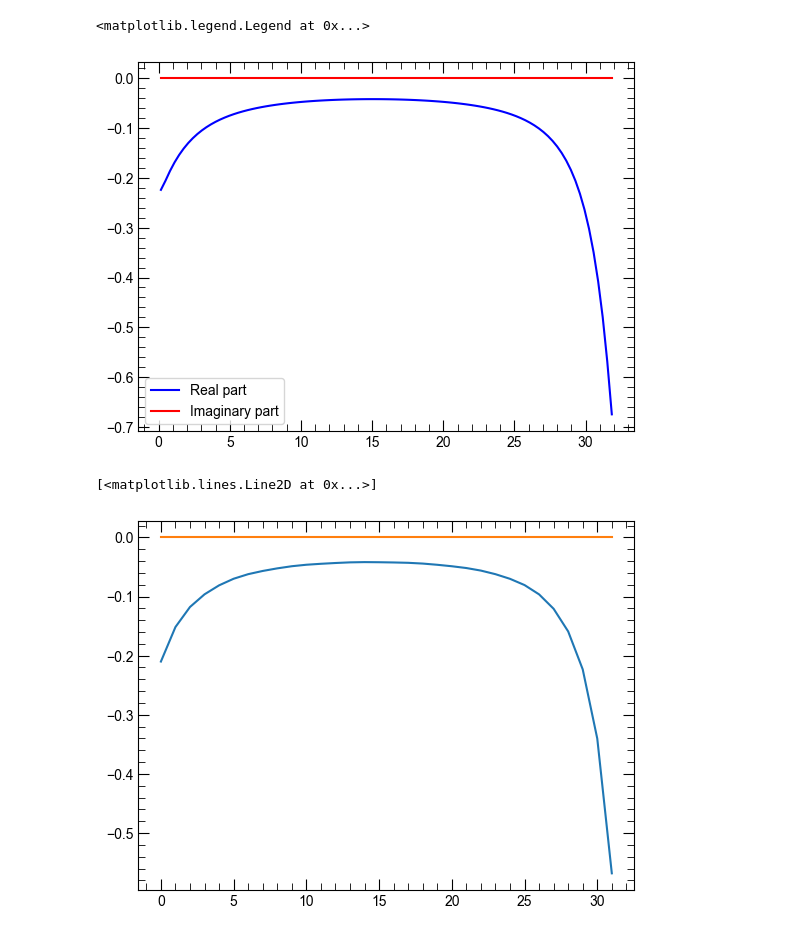
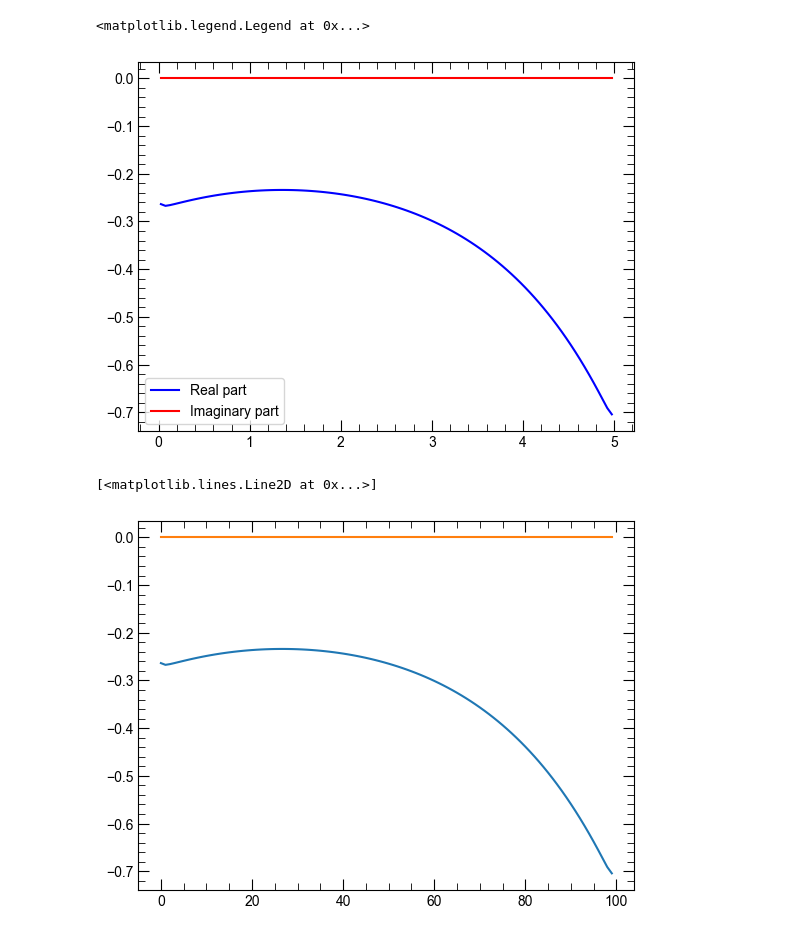
Before and after one commit to yamashun99/hirsch-fye, a Jupyter notebook: main.ipynb, the cells around one changed output. Cells and saved outputs as stored; diff of their text form; code cells hidden in the pictures.

```diff
--- a/main.ipynb
+++ b/main.ipynb
@@ -10,7 +10,7 @@ from monte_carlo import monte_carlo_sampling
 W = 1.0  # 帯域幅
 D_0 = 2.0 / np.pi  # 正規化定数 (D_0 = 2/π を仮定)
 delta = 0.00  # 正の無限小量
-beta = 32  # 逆温度
+beta = 5  # 逆温度
 U = 0.7  # 相互作用
 
 # マツバラ周波数の定義
@@ -46,25 +46,25 @@ ax.plot(gtau.meshitau.tau, np.imag(gtau.gtau_value), "r-", label="Imaginary part
 ax.legend()
 # %% [output]
 <matplotlib.legend.Legend at 0x...>
-[figure, old version]
+[figure, new version]
 # %%
 # g0_tauの計算
-n_tau = 32
+n_tau = 100
 gtau = make_Gtau_from_Giw(giw, n_tau)
 g0_tau = np.zeros((n_tau, n_tau), dtype=complex)
 delta_tau = beta / n_tau
 for i in range(n_tau):
     for j in range(n_tau):
         g0_tau[i, j] = gtau.gtau_value[i - j] * np.where(
             i - j > 0, 1, np.where(i - j < 0, -1, 1)
         )
 # g0_tauのプロット
 fig, ax = plt.subplots()
 ax.plot(g0_tau[:, 0].real, label="Real part")
 ax.plot(g0_tau[:, 0].imag, label="Imaginary part")
 # %% [output]
 [<matplotlib.lines.Line2D at 0x...>]
-[figure, old version]
+[figure, new version]
 # %%
 # g0_tauの２次元のヒートマップを描画
 fig, ax = plt.subplots()
```
Also changed, not shown: parts of 10 cells of this notebook, 1 other file.
